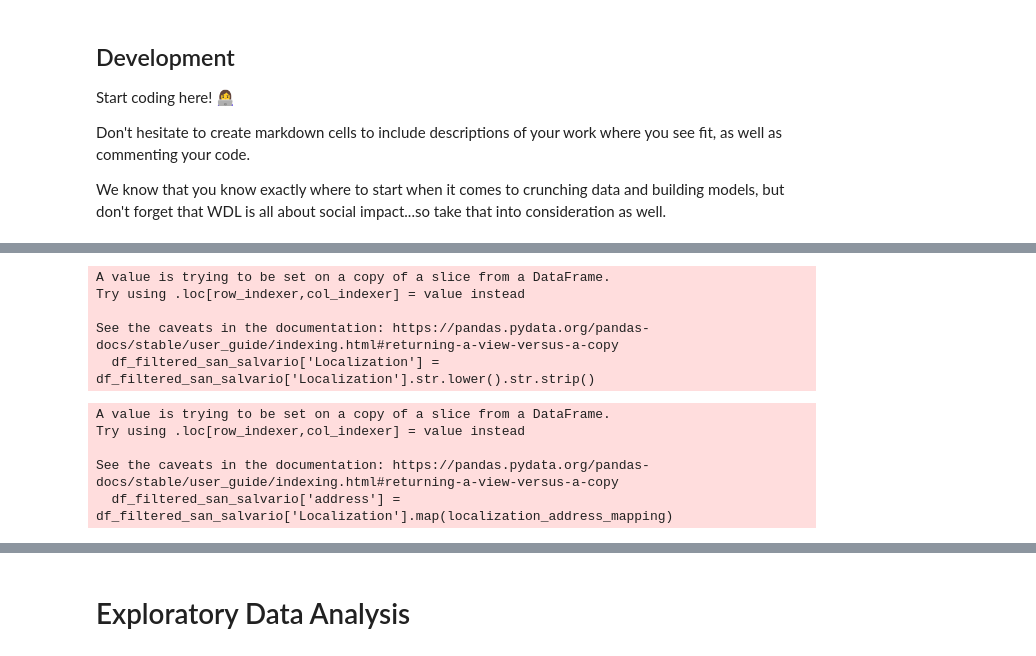
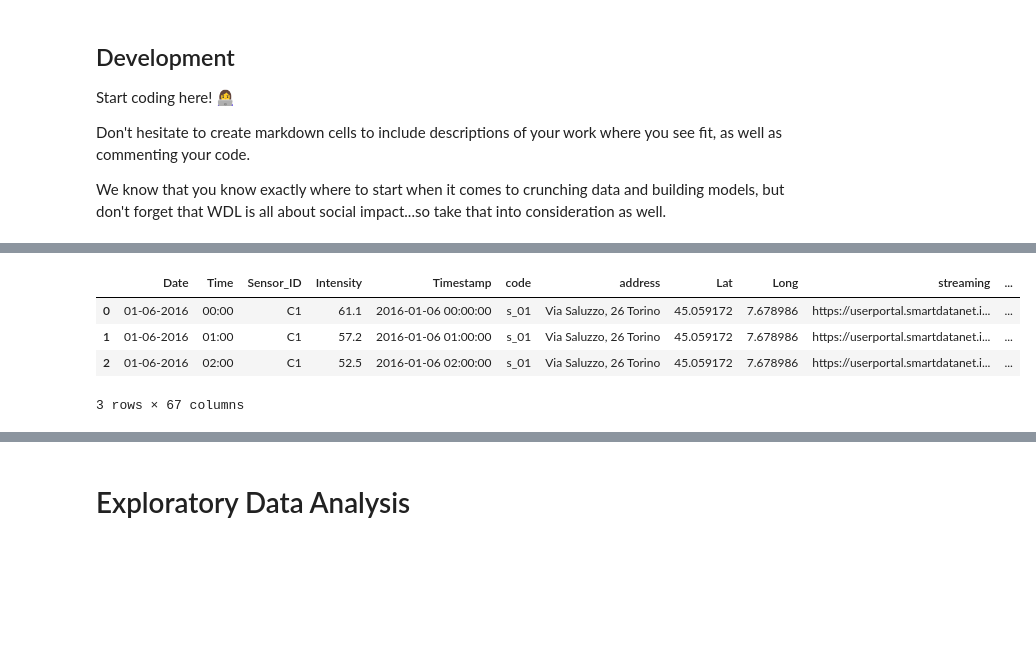
Before and after one commit to TiagoFilipeSousaGoncalves/wdl-tech-moguls, a Jupyter notebook: finals/Deliverable.ipynb, the cells around one changed output, grey strips where cells are left out. Cells and saved outputs as stored; diff of their text form; code cells hidden in the pictures; blank space fills up the shorter version.

```diff
--- a/finals/Deliverable.ipynb
+++ b/finals/Deliverable.ipynb
@@ -39,6 +108,4 @@ import seaborn as sns
 # %%
-# Helper functions for loading data
-
 def load_noise_data(file_paths, sensor_list):
     """
     Function for loading noise data into the correct format
@@ -57,4 +124,12 @@ def load_noise_data(file_paths, sensor_list):
 
     output = concat_df.merge(sensor_list, on=['Sensor_ID'])
 
-    return output[['Timestamp', 'Sensor_ID', 'Intensity', 'address', 'Lat', 'Long', 'day_max_db', 'night_max_db', 'area_type']]
+    return output
+
+file_paths_noise_data = [
+    'data/noise_data/san_salvario_2016.csv',
+    'data/noise_data/san_salvario_2017.csv',
+    'data/noise_data/san_salvario_2018.csv',
+    'data/noise_data/san_salvario_2019.csv',
+]
+df_noise = load_noise_data(file_paths_noise_data, sensor_list)
@@ -94,24 +136,48 @@ data = load_noise_data(file_paths_noise_data, sensor_list)
+# %%
+df_noise.head(3)
+# %% [output]
+|  | Date | Time | Sensor_ID | Intensity | Timestamp | code | address | Lat | Long | streaming | ... |
+| 0 | 01-06-2016 | 00:00 | C1 | 61.1 | 2016-01-06 00:00:00 | s_01 | Via Saluzzo, 26 Torino | 45.059172 | 7.678986 | https://userportal.smartdatanet.i... | ... |
+| 1 | 01-06-2016 | 01:00 | C1 | 57.2 | 2016-01-06 01:00:00 | s_01 | Via Saluzzo, 26 Torino | 45.059172 | 7.678986 | https://userportal.smartdatanet.i... | ... |
+| 2 | 01-06-2016 | 02:00 | C1 | 52.5 | 2016-01-06 02:00:00 | s_01 | Via Saluzzo, 26 Torino | 45.059172 | 7.678986 | https://userportal.smartdatanet.i... | ... |
+3 rows × 67 columns
 # %%
-# Police complaints
+# Load police complaints data
 
-file_paths=glob.glob('data/police_complaints/*.csv')
+file_paths = glob.glob('data/police_complaints/*.csv')
 
-concat_data = []
-for file in file_paths:
-    df = pd.read_csv(file, sep=',')
-    df['Timestamp'] = pd.to_datetime(df['Date'], format='%d/%m/%Y')
-    concat_data.append(df)
-df_final = pd.concat(concat_data)
+def load_police_complaints(file_paths):
+    """
+    Load and filter data related with police complaints for a specific district (San salvario)
+    """
+    concat_data = []
+    for file in file_paths:
+        df = pd.read_csv(file, sep=',')
+        df['Timestamp'] = pd.to_datetime(df['Date'], format='%d/%m/%Y')
+        concat_data.append(df)
+    df_final = pd.concat(concat_data)
 
-filter = ['Facilities disturbances', 'Disturbing noises', 'Youth aggregation']
-df_filtered = df_final.loc[df_final['Criminal sub-category'].isin(filter)]
+    filter = ['Facilities disturbances', 'Disturbing noises', 'Youth aggregation']
+    df_filtered = df_final.loc[df_final['Criminal sub-category'].isin(filter)]
 
-df_filtered_san_salvario = df_filtered[df_filtered.District == 8]
+    # Filter data within San Salvario and neighbourhood:
+    # http://aperto.comune.torino.it/dataset/circoscrizioni
+    df_filtered_san_salvario = df_filtered[df_filtered.District == 8]
 
-df_filtered_san_salvario['Localization'] = df_filtered_san_salvario['Localization'].str.lower().str.strip()
+    df_filtered_san_salvario.loc[:, 'Localization'] = df_filtered_san_salvario.loc[:, 'Localization'].str.lower().str.strip()
+
+    # Map the locations in df_filtered_san_salvario to the sensor addresses in the noise sensor dataset
+    localization_address_mapping = {
+       'principe tommaso/(via)':  'Via Principe Tommaso, 18bis Torino',
+       'baretti/giuseppe (via)': 'Via Principe Tommaso angolo via Baretti Torino',
+       'marconi/guglielmo (corso)' : 'Corso Marconi, 27 Torino',
+       'saluzzo/(largo)': 'Largo Saluzzo Torino',
+       'saluzzo/(via)': 'Via Saluzzo, 26 Torino'
+    }
+
+    df_filtered_san_salvario.loc[:, 'address'] = df_filtered_san_salvario.loc[:, 'Localization'].map(localization_address_mapping)
+
+    # Return the cases we can map to our sensors
+    df_filtered_san_salvario = df_filtered_san_salvario[~df_filtered_san_salvario['address'].isna()]
+
+    return df_filtered_san_salvario
-# %% [output]
-A value is trying to be set on a copy of a slice from a DataFrame.
-Try using .loc[row_indexer,col_indexer] = value instead
-
-See the caveats in the documentation: https://pandas.pydata.org/pandas-docs/stable/user_guide/indexing.html#returning-a-view-versus-a-copy
-  df_filtered_san_salvario['Localization'] = df_filtered_san_salvario['Localization'].str.lower().str.strip()
@@ -126,8 +183,0 @@ localization_address_mapping = {
-# %%
-df_filtered_san_salvario['address'] = df_filtered_san_salvario['Localization'].map(localization_address_mapping)
-# %% [output]
-A value is trying to be set on a copy of a slice from a DataFrame.
-Try using .loc[row_indexer,col_indexer] = value instead
-
-See the caveats in the documentation: https://pandas.pydata.org/pandas-docs/stable/user_guide/indexing.html#returning-a-view-versus-a-copy
-  df_filtered_san_salvario['address'] = df_filtered_san_salvario['Localization'].map(localization_address_mapping)
```
Also changed, not shown: parts of 81 cells of this notebook.
